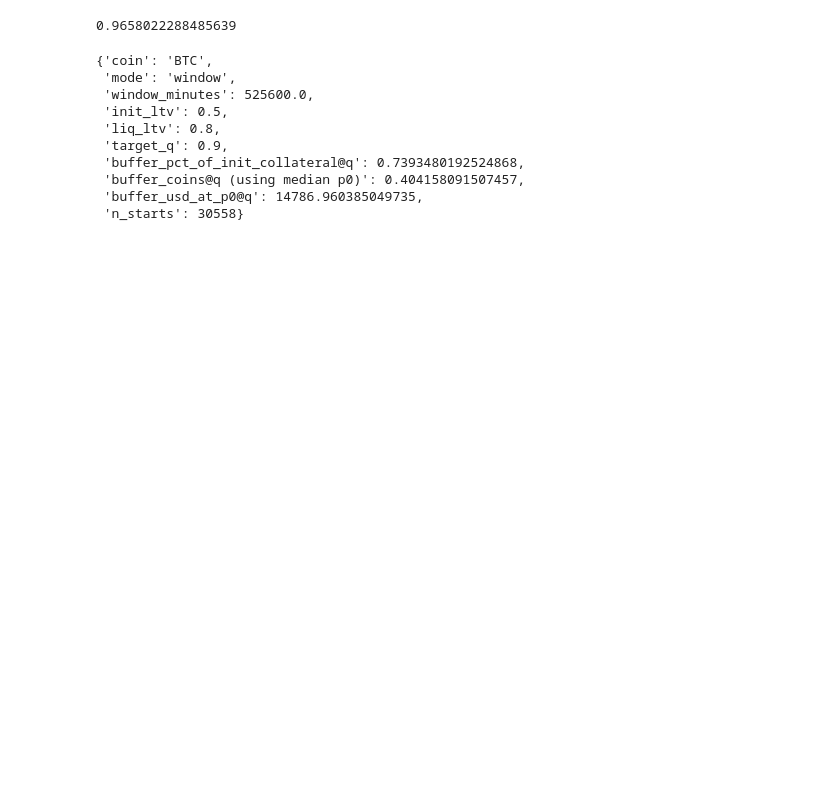
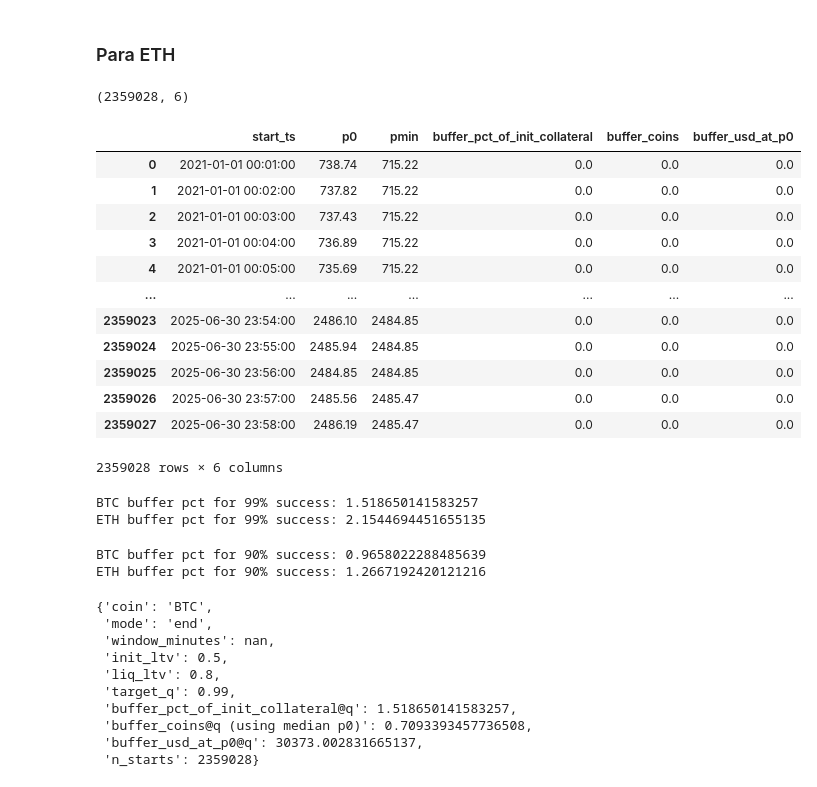
Before and after one commit to Buebito/Tesis-CBLS, a Jupyter notebook: bolsa_volatilidad/volatilidad.ipynb, the cells around one changed output. Cells and saved outputs as stored; diff of their text form; code cells hidden in the pictures; blank space fills up the shorter version.

```diff
--- a/bolsa_volatilidad/volatilidad.ipynb
+++ b/bolsa_volatilidad/volatilidad.ipynb
@@ -32,29 +61,69 @@ dist_btc.head()
+# %% [markdown]
+### Para ETH
+# %%
+dist_eth = compute_required_buffer_distribution(
+    price_df=df,
+    coin="ETH",
+    init_ltv=LTV_INICIAL,
+    liq_ltv=LTV_LIQUIDACION,
+    principal_usd=VALOR_PRESTAMO_USD,
+    mode="end",
+    start_stride=1
+)
+print(dist_eth.shape)
+dist_eth
+# %% [output]
+(2359028, 6)
+|  | start_ts | p0 | pmin | buffer_pct_of_init_collateral | buffer_coins | buffer_usd_at_p0 |
+| 0 | 2021-01-01 00:01:00 | 738.74 | 715.22 | 0.0 | 0.0 | 0.0 |
+| 1 | 2021-01-01 00:02:00 | 737.82 | 715.22 | 0.0 | 0.0 | 0.0 |
+| 2 | 2021-01-01 00:03:00 | 737.43 | 715.22 | 0.0 | 0.0 | 0.0 |
+| 3 | 2021-01-01 00:04:00 | 736.89 | 715.22 | 0.0 | 0.0 | 0.0 |
+| 4 | 2021-01-01 00:05:00 | 735.69 | 715.22 | 0.0 | 0.0 | 0.0 |
+| ... | ... | ... | ... | ... | ... | ... |
+| 2359023 | 2025-06-30 23:54:00 | 2486.10 | 2484.85 | 0.0 | 0.0 | 0.0 |
+| 2359024 | 2025-06-30 23:55:00 | 2485.94 | 2484.85 | 0.0 | 0.0 | 0.0 |
+| 2359025 | 2025-06-30 23:56:00 | 2484.85 | 2484.85 | 0.0 | 0.0 | 0.0 |
+| 2359026 | 2025-06-30 23:57:00 | 2485.56 | 2485.47 | 0.0 | 0.0 | 0.0 |
+| 2359027 | 2025-06-30 23:58:00 | 2486.19 | 2485.47 | 0.0 | 0.0 | 0.0 |
+2359028 rows × 6 columns
 # %%
-buf90_pct = find_buffer_for_target_success(dist_btc, q=0.90, metric="buffer_pct_of_init_collateral")
-buf90_pct
+buf99_pct_btc = find_buffer_for_target_success(dist_btc, q=0.99, metric="buffer_pct_of_init_collateral")
+buf99_pct_eth = find_buffer_for_target_success(dist_eth, q=0.99, metric="buffer_pct_of_init_collateral")
+print("BTC buffer pct for 99% success:", buf99_pct_btc)
+print("ETH buffer pct for 99% success:", buf99_pct_eth)
 # %% [output]
-0.9658022288485639
+BTC buffer pct for 99% success: 1.518650141583257
+ETH buffer pct for 99% success: 2.1544694451655135
+# %%
+buf90_pct_btc = find_buffer_for_target_success(dist_btc, q=0.90, metric="buffer_pct_of_init_collateral")
+buf90_pct_eth = find_buffer_for_target_success(dist_eth, q=0.90, metric="buffer_pct_of_init_collateral")
+print("BTC buffer pct for 90% success:", buf90_pct_btc)
+print("ETH buffer pct for 90% success:", buf90_pct_eth)
+# %% [output]
+BTC buffer pct for 90% success: 0.9658022288485639
+ETH buffer pct for 90% success: 1.2667192420121216
 # %%
 summary_btc = summarize_for_coin(
     price_df=df,
     coin="BTC",
-    init_ltv=INIT_LTV,
-    liq_ltv=LIQ_LTV,
-    principal_usd=PRINCIPAL_USD,
-    mode="window",
+    init_ltv=LTV_INICIAL,
+    liq_ltv=LTV_LIQUIDACION,
+    principal_usd=VALOR_PRESTAMO_USD,
+    mode="end",
     window_minutes=365*1440,
-    start_stride=60,
-    target_q=0.90
+    start_stride=1,
+    target_q=0.99
 )
 summary_btc
 # %% [output]
 {'coin': 'BTC',
- 'mode': 'window',
- 'window_minutes': 525600.0,
+ 'mode': 'end',
+ 'window_minutes': nan,
  'init_ltv': 0.5,
  'liq_ltv': 0.8,
- 'target_q': 0.9,
- 'buffer_pct_of_init_collateral@q': 0.7393480192524868,
- 'buffer_coins@q (using median p0)': 0.404158091507457,
- 'buffer_usd_at_p0@q': 14786.960385049735,
- 'n_starts': 30558}
+ 'target_q': 0.99,
+ 'buffer_pct_of_init_collateral@q': 1.518650141583257,
+ 'buffer_coins@q (using median p0)': 0.7093393457736508,
+ 'buffer_usd_at_p0@q': 30373.002831665137,
+ 'n_starts': 2359028}
```
Also changed, not shown: parts of 14 cells of this notebook, 1 other file.
